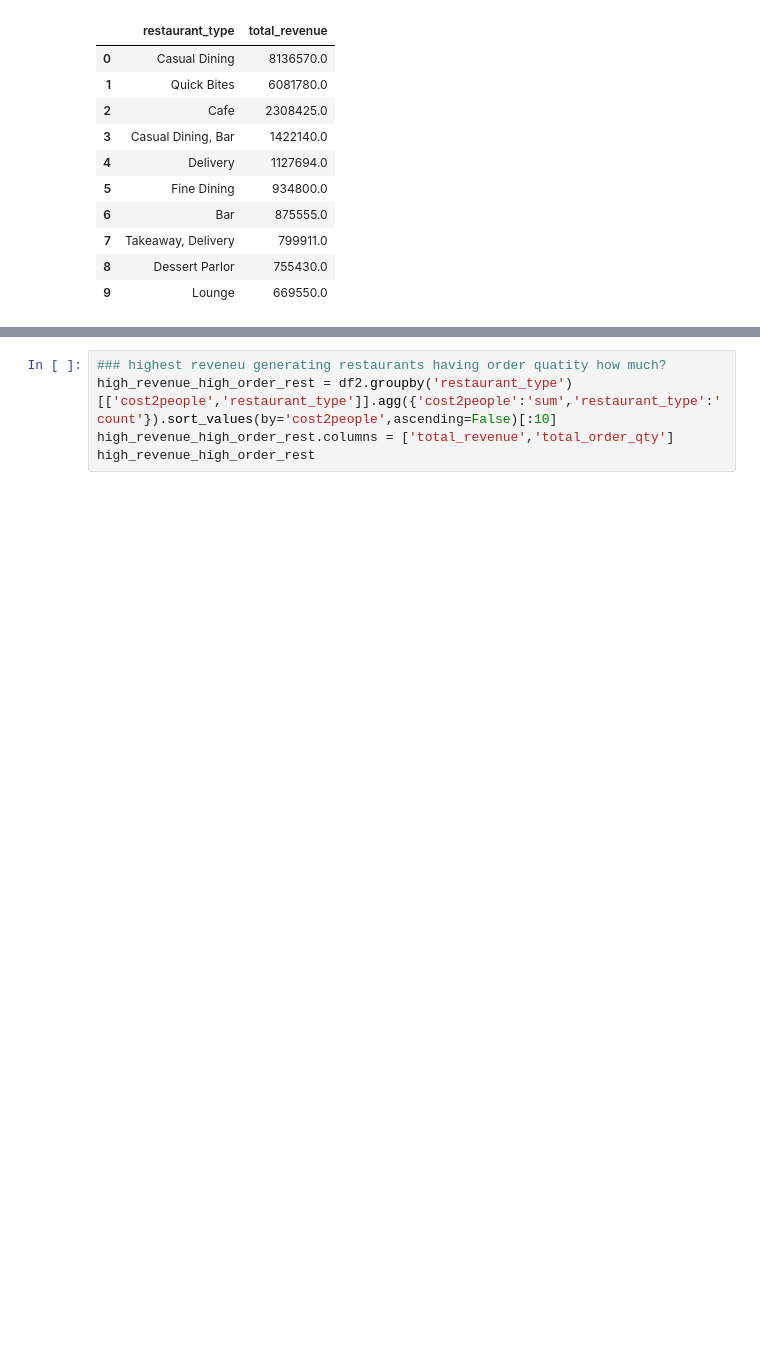
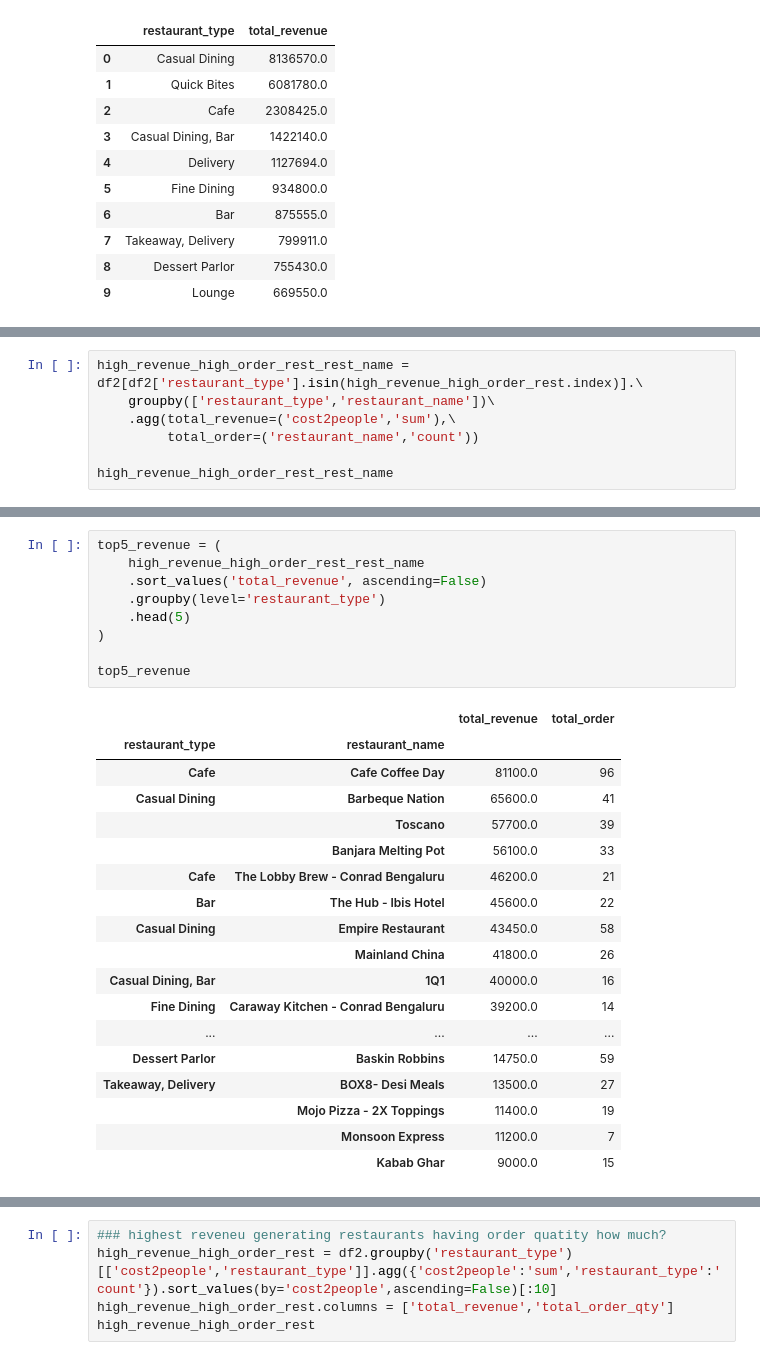
Before and after one commit to galibmulani/zomato_analysis, a Jupyter notebook: notebook.ipynb, the cells around one changed output, grey strips where cells are left out. Drawn from its saved outputs; the diff is of its cells as text; blank space fills up the shorter version.

```diff
--- a/notebook.ipynb
+++ b/notebook.ipynb
@@ -1150,0 +1279,7 @@ rest_type_having_high_revenue
+# %%
+high_revenue_high_order_rest_rest_name = df2[df2['restaurant_type'].isin(high_revenue_high_order_rest.index)].\
+    groupby(['restaurant_type','restaurant_name'])\
+    .agg(total_revenue=('cost2people','sum'),\
+         total_order=('restaurant_name','count'))
+
+high_revenue_high_order_rest_rest_name
@@ -1150,0 +1301,28 @@ rest_type_having_high_revenue
+# %%
+top5_revenue = (
+    high_revenue_high_order_rest_rest_name
+    .sort_values('total_revenue', ascending=False)
+    .groupby(level='restaurant_type')
+    .head(5)
+)
+
+top5_revenue
+# %% [output]
+|  |  | total_revenue | total_order |
+| restaurant_type | restaurant_name |  |  |
+| Cafe | Cafe Coffee Day | 81100.0 | 96 |
+| Casual Dining | Barbeque Nation | 65600.0 | 41 |
+|  | Toscano | 57700.0 | 39 |
+|  | Banjara Melting Pot | 56100.0 | 33 |
+| Cafe | The Lobby Brew - Conrad Bengaluru | 46200.0 | 21 |
+| Bar | The Hub - Ibis Hotel | 45600.0 | 22 |
+| Casual Dining | Empire Restaurant | 43450.0 | 58 |
+|  | Mainland China | 41800.0 | 26 |
+| Casual Dining, Bar | 1Q1 | 40000.0 | 16 |
+| Fine Dining | Caraway Kitchen - Conrad Bengaluru | 39200.0 | 14 |
+| ... | ... | ... | ... |
+| Dessert Parlor | Baskin Robbins | 14750.0 | 59 |
+| Takeaway, Delivery | BOX8- Desi Meals | 13500.0 | 27 |
+|  | Mojo Pizza - 2X Toppings | 11400.0 | 19 |
+|  | Monsoon Express | 11200.0 | 7 |
+|  | Kabab Ghar | 9000.0 | 15 |
```
Also changed, not shown: parts of 15 cells of this notebook.
